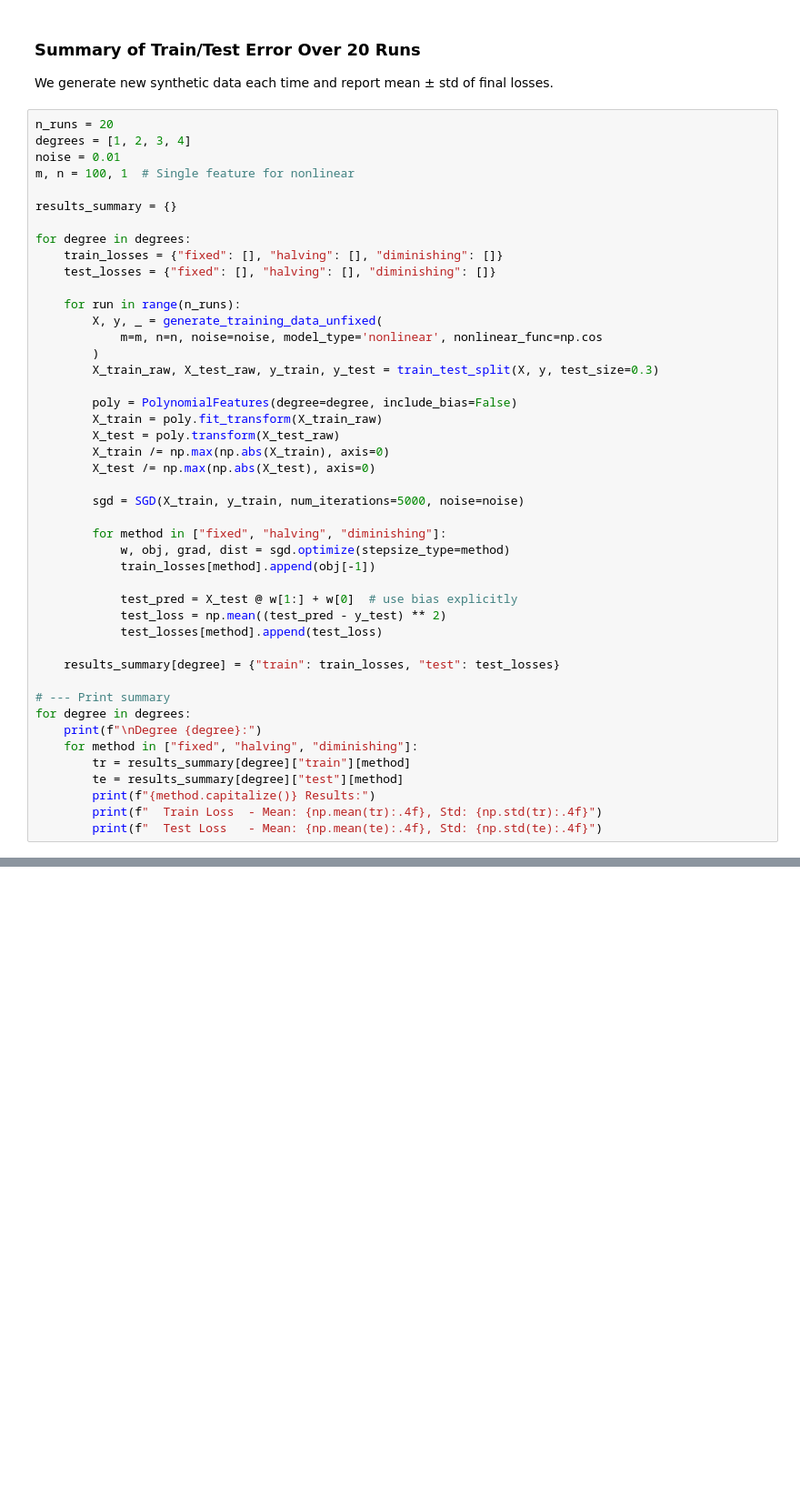
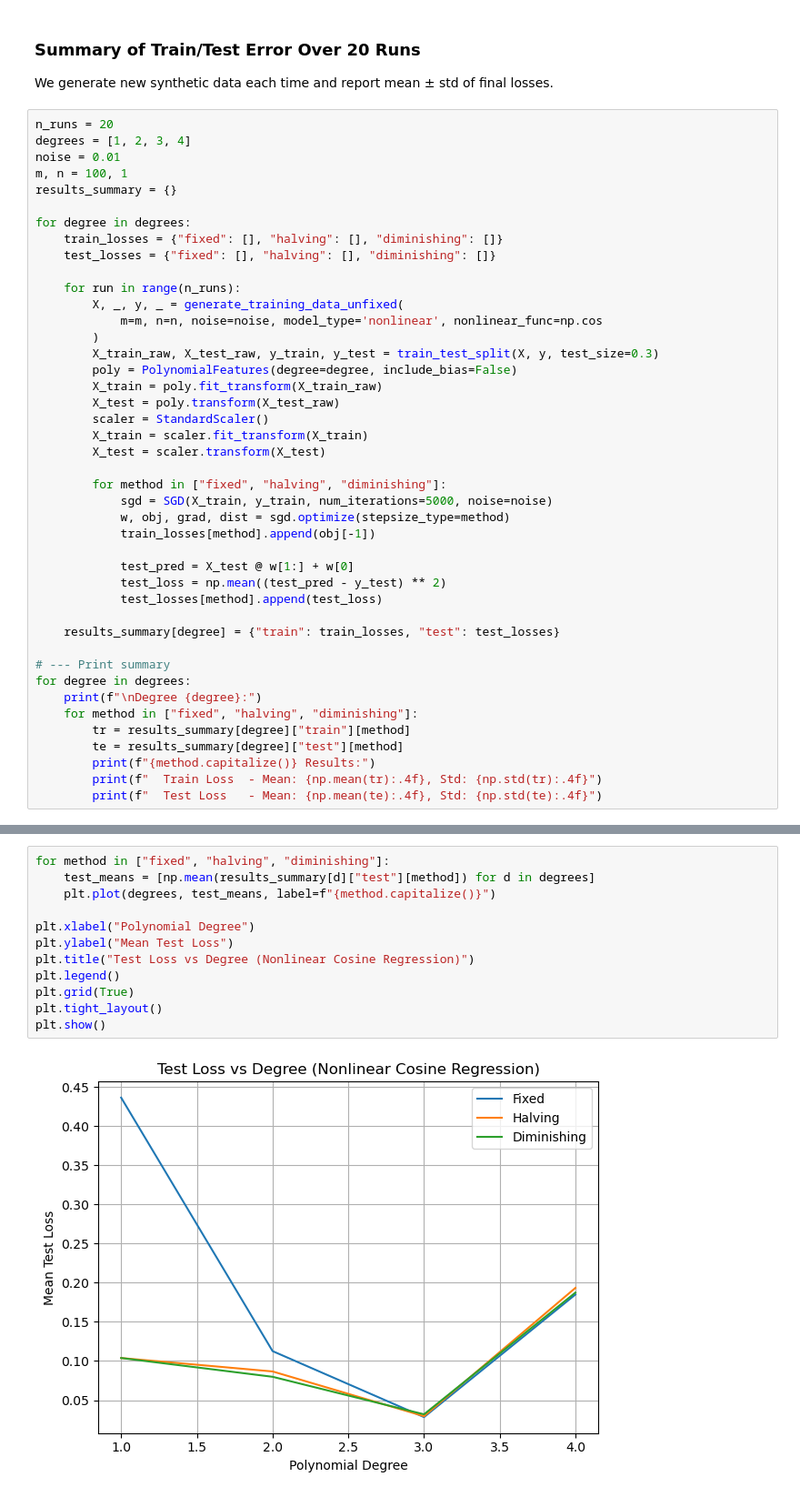
Before and after one commit to ericab322/SGD-Regression, a Jupyter notebook: experiments/nonlinear_regression.ipynb, the cells around one changed output, grey strips where cells are left out. Shown at 91% size. Saved outputs shown, nothing was run; the diff lists cells and outputs as text; blank space fills up the shorter version.

```diff
--- a/experiments/nonlinear_regression.ipynb
+++ b/experiments/nonlinear_regression.ipynb
@@ -20,8 +20,7 @@ We generate new synthetic data each time and report mean ± std of final losses.
 n_runs = 20
 degrees = [1, 2, 3, 4]
 noise = 0.01
-m, n = 100, 1  # Single feature for nonlinear
-
+m, n = 100, 1
 results_summary = {}
 
 for degree in degrees:
@@ -29,24 +28,23 @@ for degree in degrees:
     test_losses = {"fixed": [], "halving": [], "diminishing": []}
 
     for run in range(n_runs):
-        X, y, _ = generate_training_data_unfixed(
+        X, _, y, _ = generate_training_data_unfixed(
             m=m, n=n, noise=noise, model_type='nonlinear', nonlinear_func=np.cos
         )
         X_train_raw, X_test_raw, y_train, y_test = train_test_split(X, y, test_size=0.3)
-
         poly = PolynomialFeatures(degree=degree, include_bias=False)
         X_train = poly.fit_transform(X_train_raw)
         X_test = poly.transform(X_test_raw)
-        X_train /= np.max(np.abs(X_train), axis=0)
-        X_test /= np.max(np.abs(X_test), axis=0)
-
-        sgd = SGD(X_train, y_train, num_iterations=5000, noise=noise)
+        scaler = StandardScaler()
+        X_train = scaler.fit_transform(X_train)
+        X_test = scaler.transform(X_test)
 
         for method in ["fixed", "halving", "diminishing"]:
+            sgd = SGD(X_train, y_train, num_iterations=5000, noise=noise)
             w, obj, grad, dist = sgd.optimize(stepsize_type=method)
             train_losses[method].append(obj[-1])
 
-            test_pred = X_test @ w[1:] + w[0]  # use bias explicitly
+            test_pred = X_test @ w[1:] + w[0]
             test_loss = np.mean((test_pred - y_test) ** 2)
             test_losses[method].append(test_loss)
 
@@ -65,0 +80,14 @@ KeyboardInterrupt:
+# %%
+for method in ["fixed", "halving", "diminishing"]:
+    test_means = [np.mean(results_summary[d]["test"][method]) for d in degrees]
+    plt.plot(degrees, test_means, label=f"{method.capitalize()}")
+
+plt.xlabel("Polynomial Degree")
+plt.ylabel("Mean Test Loss")
+plt.title("Test Loss vs Degree (Nonlinear Cosine Regression)")
+plt.legend()
+plt.grid(True)
+plt.tight_layout()
+plt.show()
+# %% [output]
+[figure, added]
```
Also changed, not shown: parts of 6 cells of this notebook, 3 other files.
